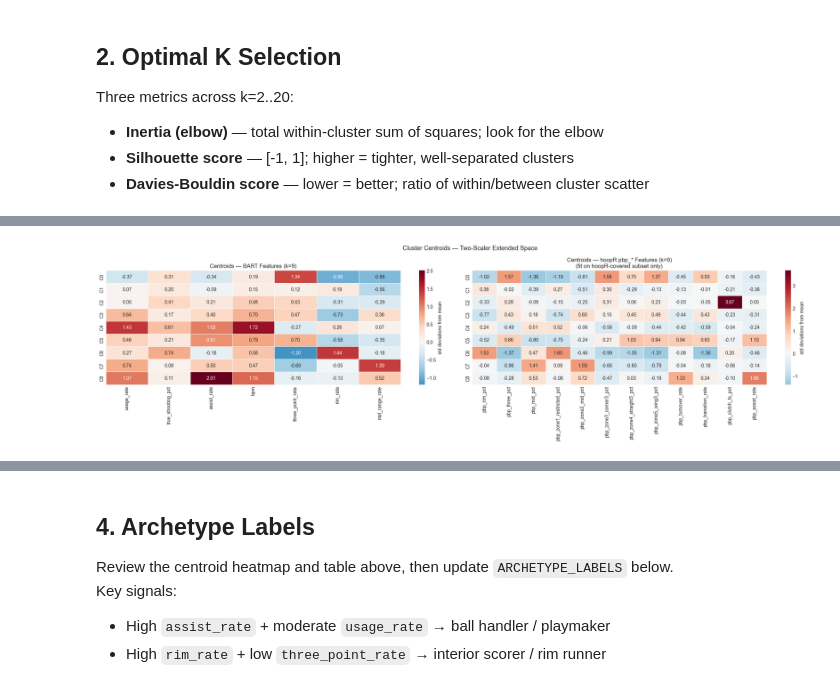
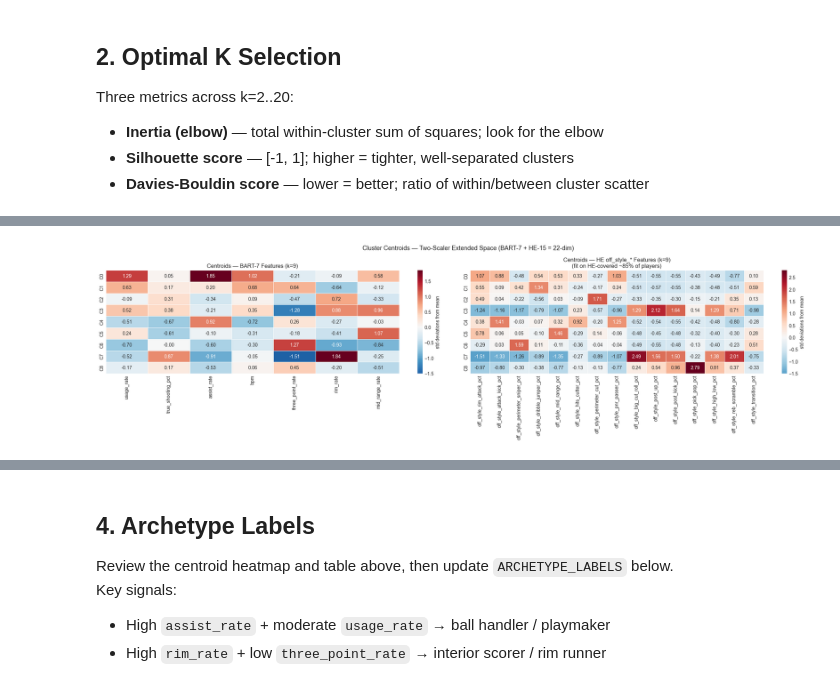
Before and after one commit to shanthg01/MIDS210-Capstone, a Jupyter notebook: notebooks/models/player_clustering.ipynb, the cells around one changed output, grey strips where cells are left out. Saved outputs shown, nothing was run; the diff lists cells and outputs as text; code cells hidden in the pictures.

Commit message:
filter players on minutes percentage, expand models and retrain

```diff
--- a/notebooks/models/player_clustering.ipynb
+++ b/notebooks/models/player_clustering.ipynb
@@ -36,8 +36,6 @@ print('imports OK')
 imports OK
 # %%
 # ── Config ────────────────────────────────────────────────────────────────────
-# K=9 outperformed K=10 on 2025 data (silhouette 0.164 vs 0.154, DB 1.396 vs 1.428);
-# keeping 9 unless the elbow plot on pooled data suggests otherwise.
 K            = 9
 RANDOM_STATE = 42
 
@@ -47,21 +45,23 @@ FEATURES_DIR = _root / 'data' / 'features'
 MODELS_DIR   = _root / 'data' / 'models'
 MODELS_DIR.mkdir(parents=True, exist_ok=True)
 
-# Base 7-dim barttorvik features — present for all 23,913 player-seasons
+# Base 7-dim barttorvik features — present for all player-seasons
 MODEL_FEATURES = ['usage_rate', 'true_shooting_pct', 'assist_rate', 'bpm',
                   'three_point_rate', 'rim_rate', 'mid_range_rate']
 
-# 12 hoopR pbp_* spatial/event features — available for ~29% of player-seasons
-HOOPR_FEATURES = [
-    'pbp_rim_pct', 'pbp_three_pct', 'pbp_mid_pct',
-    'pbp_zone1_restricted_pct', 'pbp_zone2_mid_pct', 'pbp_zone3_corner3_pct',
-    'pbp_zone4_straight3_pct', 'pbp_zone5_wing3_pct',
-    'pbp_turnover_rate', 'pbp_transition_rate', 'pbp_clutch_ts_pct', 'pbp_assist_rate',
+# 15 Hoop Explorer play-type style features — ~85% coverage after min_pct >= 20 filter
+# Majority group trains K-Means; BART-only minority projects through BART-7 centroid dims
+HE_PLAYER_STYLE_COLS = [
+    'off_style_rim_attack_pct', 'off_style_attack_kick_pct',
+    'off_style_perimeter_sniper_pct', 'off_style_dribble_jumper_pct',
+    'off_style_mid_range_pct', 'off_style_hits_cutter_pct',
+    'off_style_perimeter_cut_pct', 'off_style_pnr_passer_pct',
+    'off_style_big_cut_roll_pct', 'off_style_post_up_pct',
+    'off_style_post_kick_pct', 'off_style_pick_pop_pct',
+    'off_style_high_low_pct', 'off_style_reb_scramble_pct',
+    'off_style_transition_pct',
 ]
-EXTENDED_FEATURES = MODEL_FEATURES + HOOPR_FEATURES  # 19-dim for hoopR-covered players
-
-# Drop hoopR-covered players below this volume — pbp_* rates unreliable on thin samples
-MIN_SHOT_ATTEMPTS = 50
+EXTENDED_FEATURES = MODEL_FEATURES + HE_PLAYER_STYLE_COLS  # 22-dim
 
 SCALED_FEATURES = [f + '_scaled' for f in MODEL_FEATURES]  # parquet pre-scaled BART cols
 
@@ -365,37 +378,37 @@ Cluster size stats:
 # %%
-# Centroid heatmaps — scaled space (two panels: BART dims + hoopR dims)
+# Centroid heatmaps — scaled space (two panels: BART dims + HE play-type dims)
 centroids_bart_scaled = pd.DataFrame(
     kmeans.cluster_centers_[:, :7],
     columns=MODEL_FEATURES,
     index=[f'C{i}' for i in range(K)],
 )
-centroids_hoopr_scaled = pd.DataFrame(
+centroids_he_scaled = pd.DataFrame(
     kmeans.cluster_centers_[:, 7:],
-    columns=HOOPR_FEATURES,
+    columns=HE_PLAYER_STYLE_COLS,
     index=[f'C{i}' for i in range(K)],
 )
 
 fig, axes = plt.subplots(1, 2, figsize=(22, 6))
 
 sns.heatmap(
     centroids_bart_scaled, annot=True, fmt='.2f', cmap='RdBu_r', center=0,
     linewidths=0.5, ax=axes[0], cbar_kws={'label': 'std deviations from mean'},
 )
-axes[0].set_title(f'Centroids — BART Features (k={K})', fontsize=12)
+axes[0].set_title(f'Centroids — BART-7 Features (k={K})', fontsize=12)
 
 sns.heatmap(
-    centroids_hoopr_scaled, annot=True, fmt='.2f', cmap='RdBu_r', center=0,
+    centroids_he_scaled, annot=True, fmt='.2f', cmap='RdBu_r', center=0,
     linewidths=0.5, ax=axes[1], cbar_kws={'label': 'std deviations from mean'},
 )
 axes[1].set_title(
-    f'Centroids — hoopR pbp_* Features (k={K})\n(fit on hoopR-covered subset only)', fontsize=12
+    f'Centroids — HE off_style_* Features (k={K})\n(fit on HE-covered ~85% of players)', fontsize=12
 )
 
-plt.suptitle(f'Cluster Centroids — Two-Scaler Extended Space', fontsize=13)
+plt.suptitle(f'Cluster Centroids — Two-Scaler Extended Space (BART-7 + HE-15 = 22-dim)', fontsize=13)
 plt.tight_layout()
 plt.show()
 # %% [output]
-[figure, old version]
+[figure, new version]
 # %%
 # Centroid table — original stat space
 centroids_bart_orig = pd.DataFrame(
```
Also changed, not shown: parts of 18 cells of this notebook, 23 other files.
